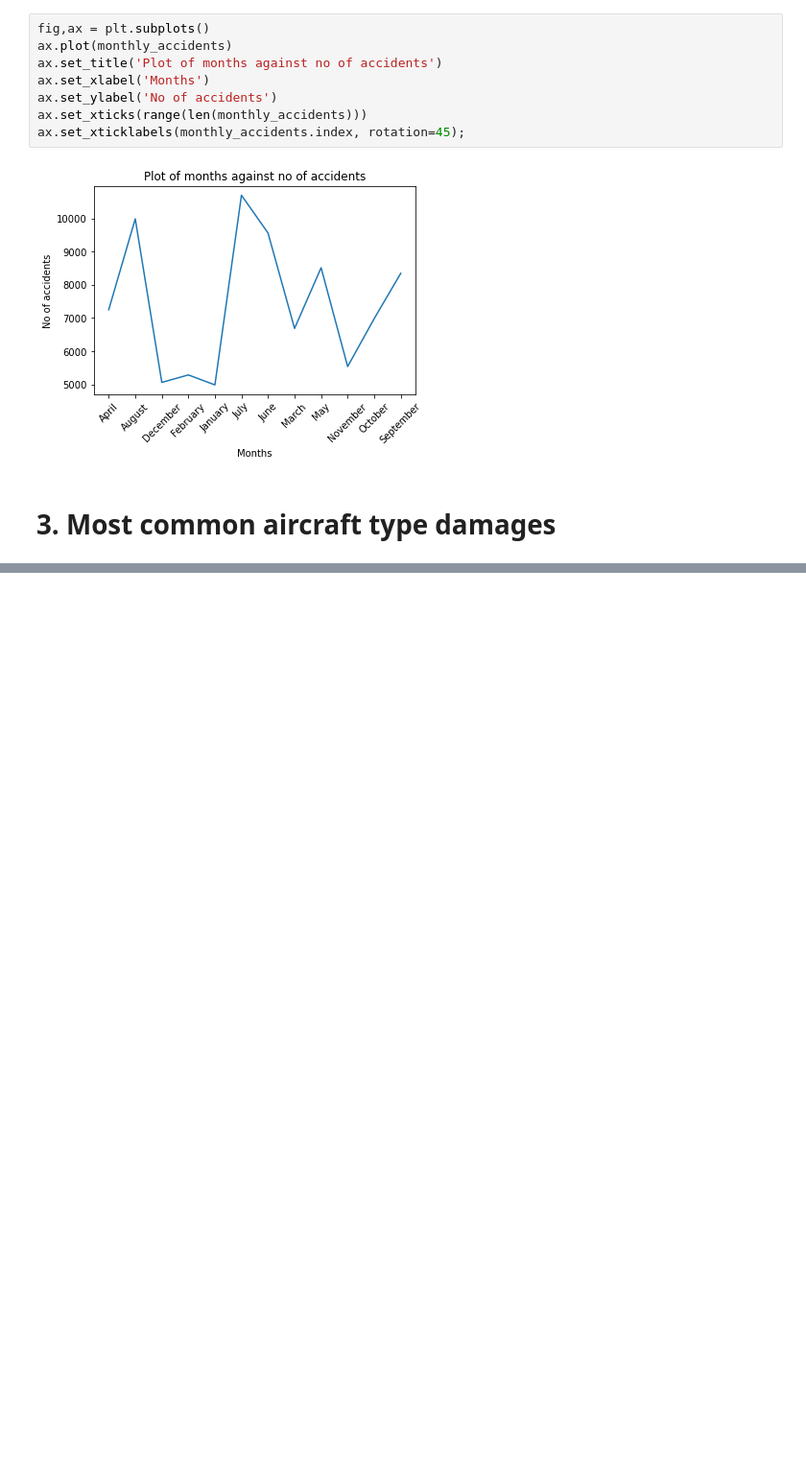
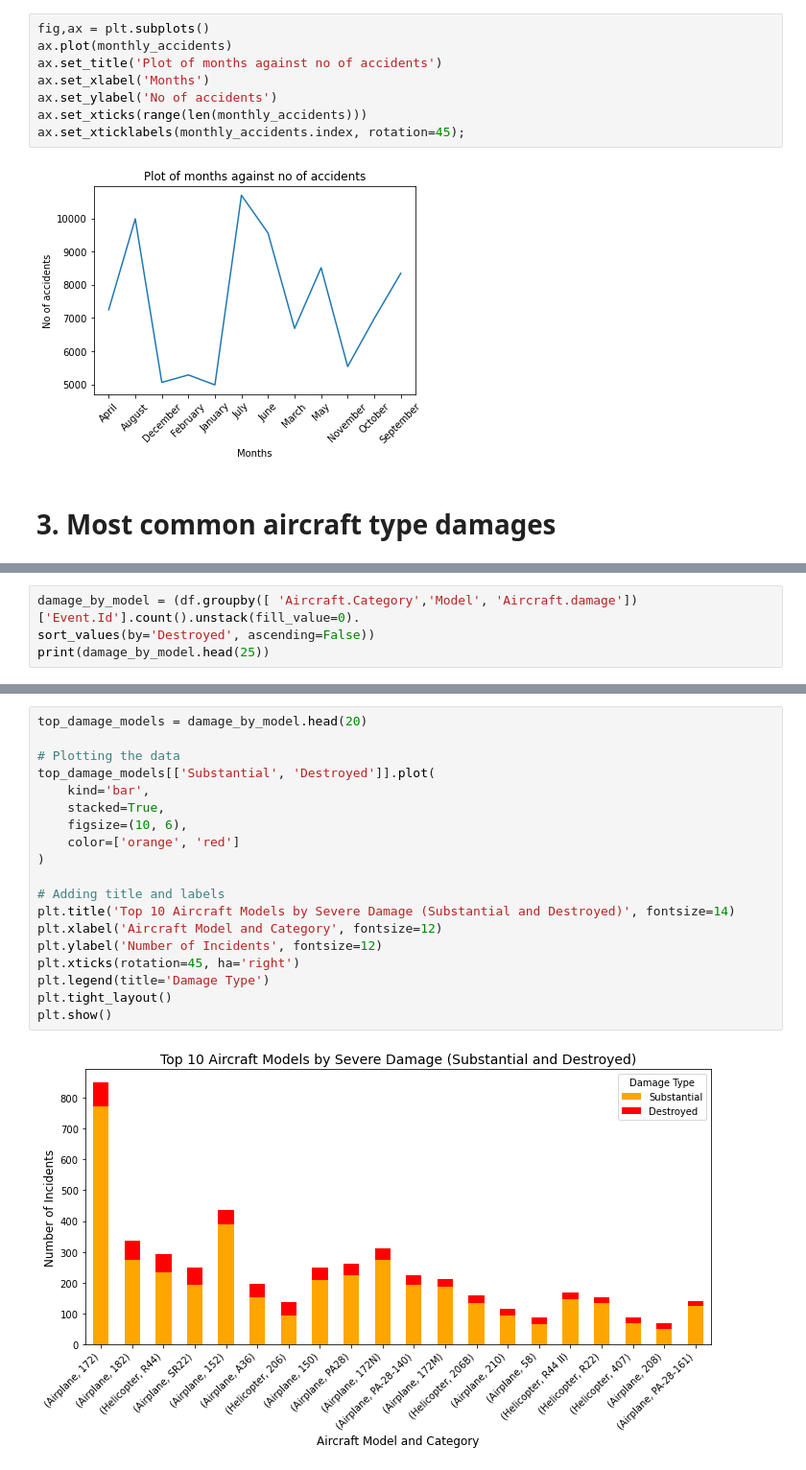
Before and after one commit to Audrey-coder/Phase1-Project, a Jupyter notebook: index.ipynb, the cells around one changed output, grey strips where cells are left out. Shown: that part at 96% size. Saved outputs shown, nothing was run; the diff lists cells and outputs as text; blank space fills up the shorter version.

```diff
--- a/index.ipynb
+++ b/index.ipynb
@@ -302,0 +322,4 @@ Name: Aircraft.damage, dtype: int64
+# %%
+damage_by_model = (df.groupby([ 'Aircraft.Category','Model', 'Aircraft.damage'])['Event.Id'].count().unstack(fill_value=0).
+sort_values(by='Destroyed', ascending=False))
+print(damage_by_model.head(25))
@@ -302,0 +344,21 @@ Name: Aircraft.damage, dtype: int64
+# %%
+top_damage_models = damage_by_model.head(20)
+
+# Plotting the data
+top_damage_models[['Substantial', 'Destroyed']].plot(
+    kind='bar',
+    stacked=True,
+    figsize=(10, 6),
+    color=['orange', 'red']
+)
+
+# Adding title and labels
+plt.title('Top 10 Aircraft Models by Severe Damage (Substantial and Destroyed)', fontsize=14)
+plt.xlabel('Aircraft Model and Category', fontsize=12)
+plt.ylabel('Number of Incidents', fontsize=12)
+plt.xticks(rotation=45, ha='right')
+plt.legend(title='Damage Type')
+plt.tight_layout()
+plt.show()
+# %% [output]
+[figure, added]
```
Also changed, not shown: parts of 16 cells of this notebook.
